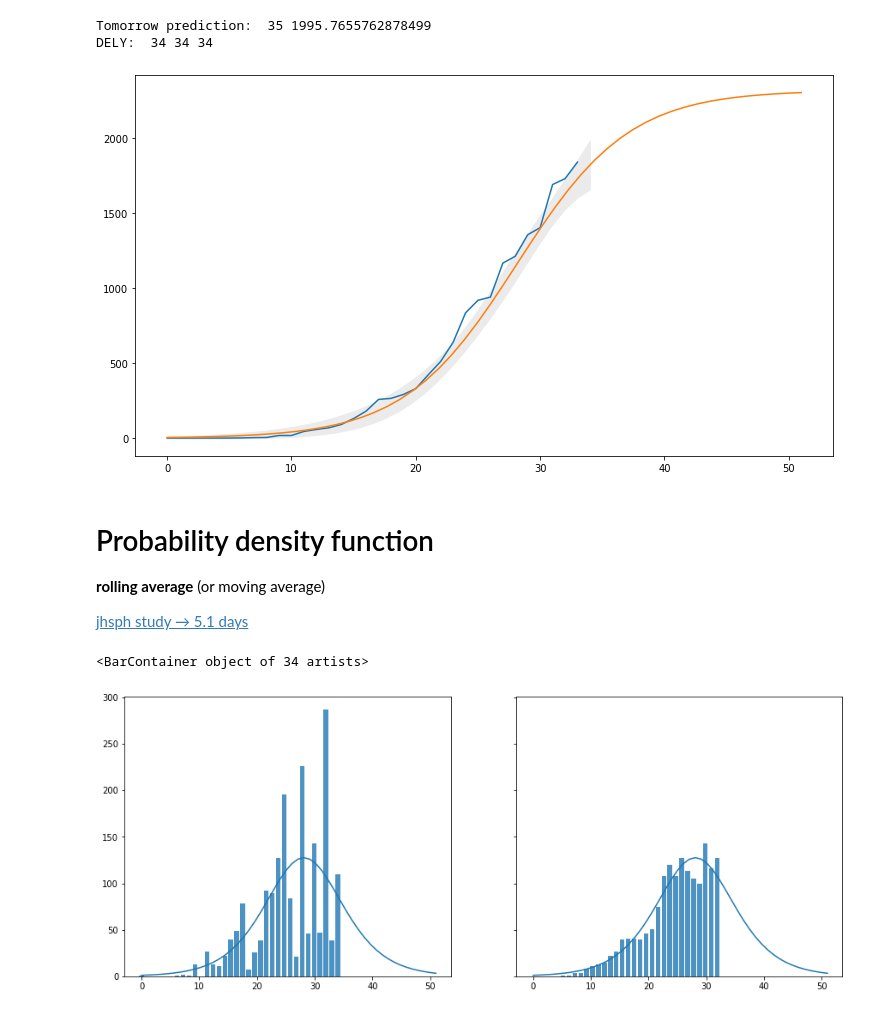
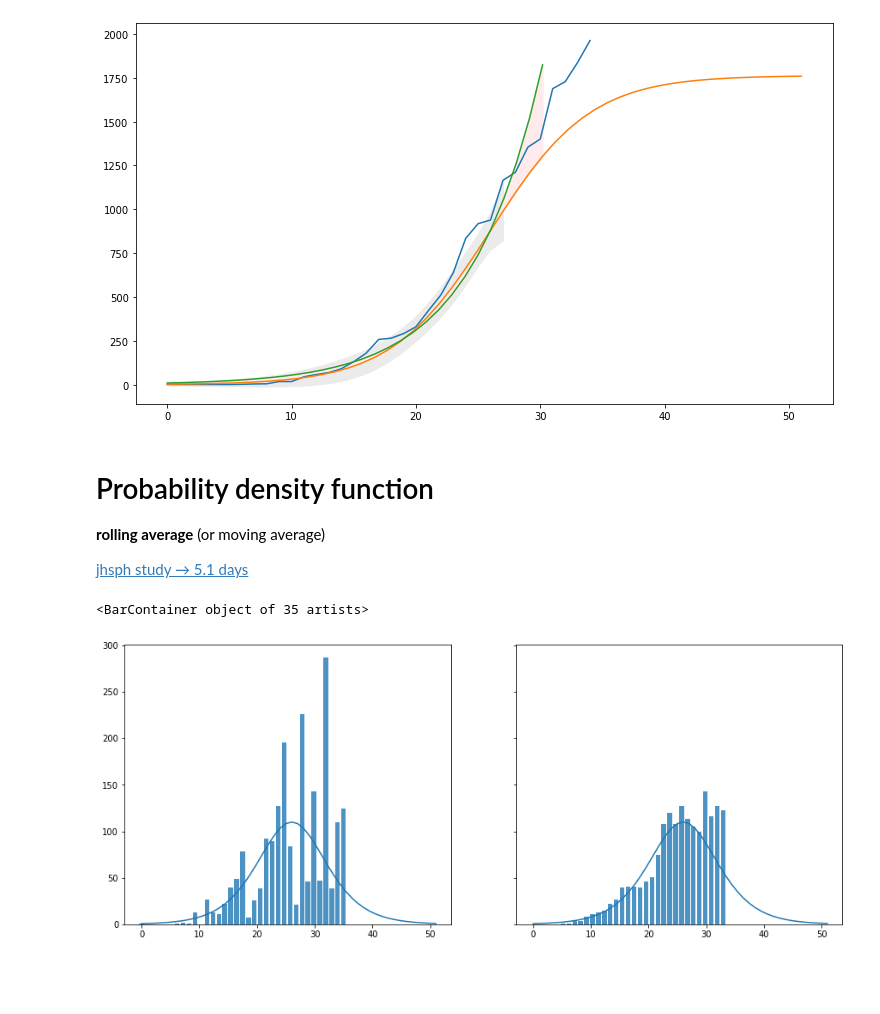
Before and after one commit to davidnussio/covid-19-ticino, a Jupyter notebook: Covid_Ticino.ipynb, the cells around one changed output. Cells and saved outputs as stored; diff of their text form; code cells hidden in the pictures; blank space fills up the shorter version.

```diff
--- a/Covid_Ticino.ipynb
+++ b/Covid_Ticino.ipynb
@@ -15,9 +19,13 @@ from lmfit import Model, Parameters
 # %%
 # https://www.wikiwand.com/en/Generalised_logistic_function
 
-# Model
+# Sigmoid model
 def sigmoid(x, a, b, c):
   return a / (1 + numpy.exp(-b*(x-c)))
+
+# Exponational model
+def exponational(x, a, b):
+  return a * numpy.exp(b * x)
 
 # Fst derivate
 def sigmoid_dx(x, a, b, c):
@@ -25,7 +33,7 @@ def sigmoid_dx(x, a, b, c):
 # %%
 #@title Configuration
 
-num_sample = 34 #@param {type:"slider", min:20, max:34, step:1}
+num_sample = 27 #@param {type:"slider", min:20, max:50, step:1}
 
 moving_avarage_win = 5 #@param {type:"integer"}
 
@@ -49,6 +57,9 @@ number_of_days = len(data['ncumul_conf'])
 # Cumulative infected
 yData = data['ncumul_conf']
 
+# Fit number of sample to number of days
+num_sample = min(num_sample, number_of_days)
+
 # Days vector
 xData = numpy.linspace(0, number_of_days, number_of_days)
 xDataSample = numpy.linspace(0, num_sample, num_sample)
@@ -62,6 +73,7 @@ yData_rolling = new_infected_rolling.cumsum().fillna(0)
 
 #yData = yData_rolling
 
+print('Numer of sample', num_sample)
 print('Number of days: ', number_of_days)
 print('Date range: [', data['date'][0], '- ', data['date'][number_of_days - 1], ']')
 # yData
@@ -103,0 +122,10 @@ Correlations (unreported correlations are < 0.100)
+# %%
+# Model
+emodel = Model(exponational)
+exp_fit_params = Parameters()
+exp_fit_params.add('a', value=1, min=0.01, max=200)
+exp_fit_params.add('b', value=1, min=0.01, max=5)
+
+exp_result = emodel.fit(yData[:num_sample], exp_fit_params, x=xDataSample) #, fit_kws={'reduce_fcn':'negentropy'})
+
+exp_result
@@ -155,40 +208,45 @@ ySigmoid_dx = [sigmoid_dx(i,
                           result.params['a'].value,
                           result.params['b'].value,
                           result.params['c'].value,
                           ) for i in x]
 
 ySigmoid = smodel.eval(result.params, x=x)
+yExponential = emodel.eval(exp_result.params, x=x)
 
 ySigmoid2 = [sigmoid(i,
                     result.params['a'].value - result.params['a'].stderr,
                     result.params['b'].value,
                     result.params['c'].value + result.params['c'].stderr,
                     ) for i in x]
 
 ySigmoid3 = [sigmoid(i,
                     result.params['a'].value + result.params['a'].stderr,
                     result.params['b'].value,
                     result.params['c'].value - result.params['c'].stderr,
                     ) for i in x]
 
 fig, ax = plt.subplots()
 fig.set_size_inches(12.5, 7, forward=True)
 
 ax.plot(data['ncumul_conf'])
 
 #
-print('Tomorrow prediction: ', number_of_days + 1, ySigmoid[number_of_days + 1])
+dely = result.eval_uncertainty(sigma=5)
+exp_dely = exp_result.eval_uncertainty(sigma=5)
 
-ax.plot(x, smodel.eval(params=result.params, x=x), label='Nelder', zorder=100)
-dely = result.eval_uncertainty(sigma=5)
-print('DELY: ', len(xData), len(dely), len(result.best_fit))
+ax.plot(x, smodel.eval(params=result.params, x=x), label='sigmoid', zorder=100)
+
+ax.plot(x[:30], emodel.eval(params=exp_result.params, x=x[:30]), label='exp', zorder=100)
+
 plt.fill_between(xDataSample, result.best_fit-dely, result.best_fit+dely, color="#EBEBEB")
+plt.fill_between(x[:30],
+                 smodel.eval(params=result.params, x=x[:30]),
+                 emodel.eval(params=exp_result.params, x=x[:30]),
+                 color="#ffEBEB")
 
 plt.savefig('drive/My Drive/Colab Notebooks/Covid-Ticino/data-vs-model.png', dpi=100)
 # %% [output]
-Tomorrow prediction:  35 1995.7655762878499
-DELY:  34 34 34
-[figure, old version]
+[figure, new version]
 # %% [markdown]
 # Probability density function
 
@@ -208,8 +266,8 @@ ax[0].bar(xInf, new_infected, alpha=0.8)
 ax[1].plot(x, ySigmoid_dx)
 ax[1].bar(xInf, new_infected_rolling, alpha=0.8)
 # %% [output]
-<BarContainer object of 34 artists>
+<BarContainer object of 35 artists>
-[figure, old version]
+[figure, new version]
 # %%
 fig, ax = plt.subplots()
 
```
Also changed, not shown: parts of 12 cells of this notebook.
